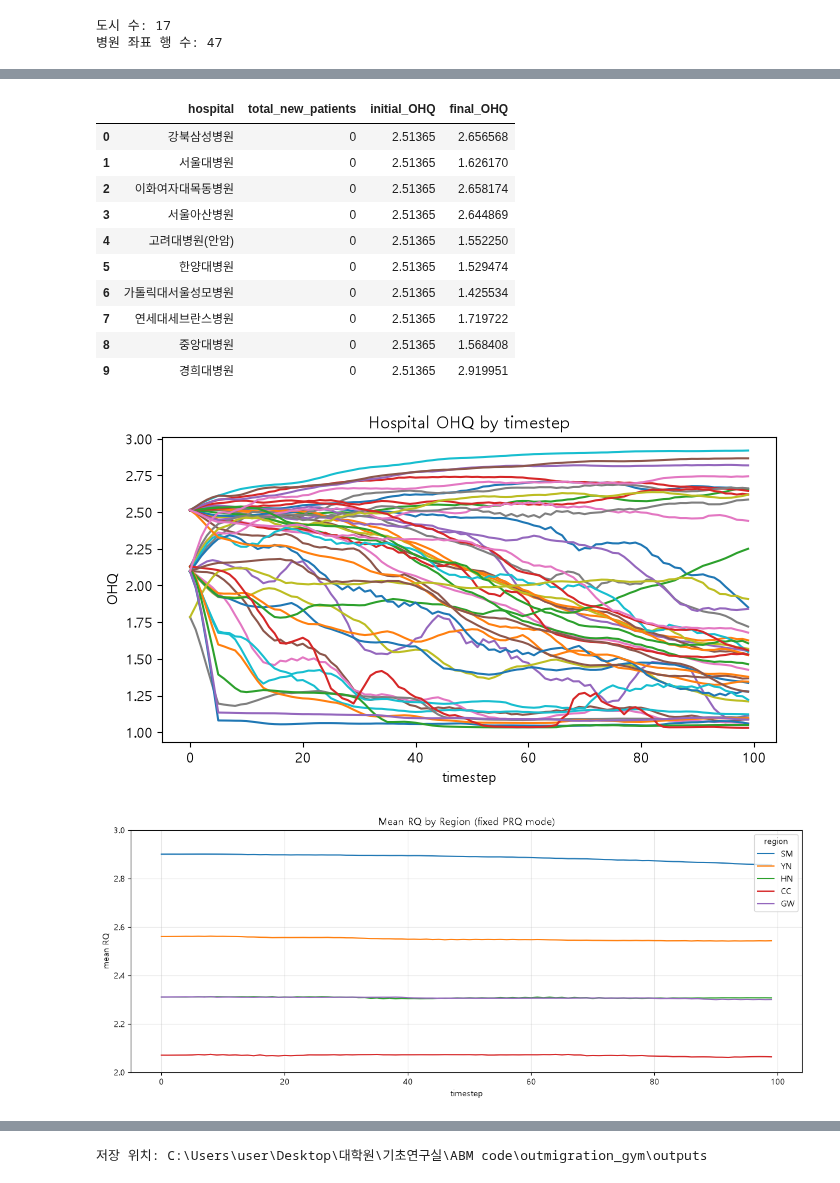
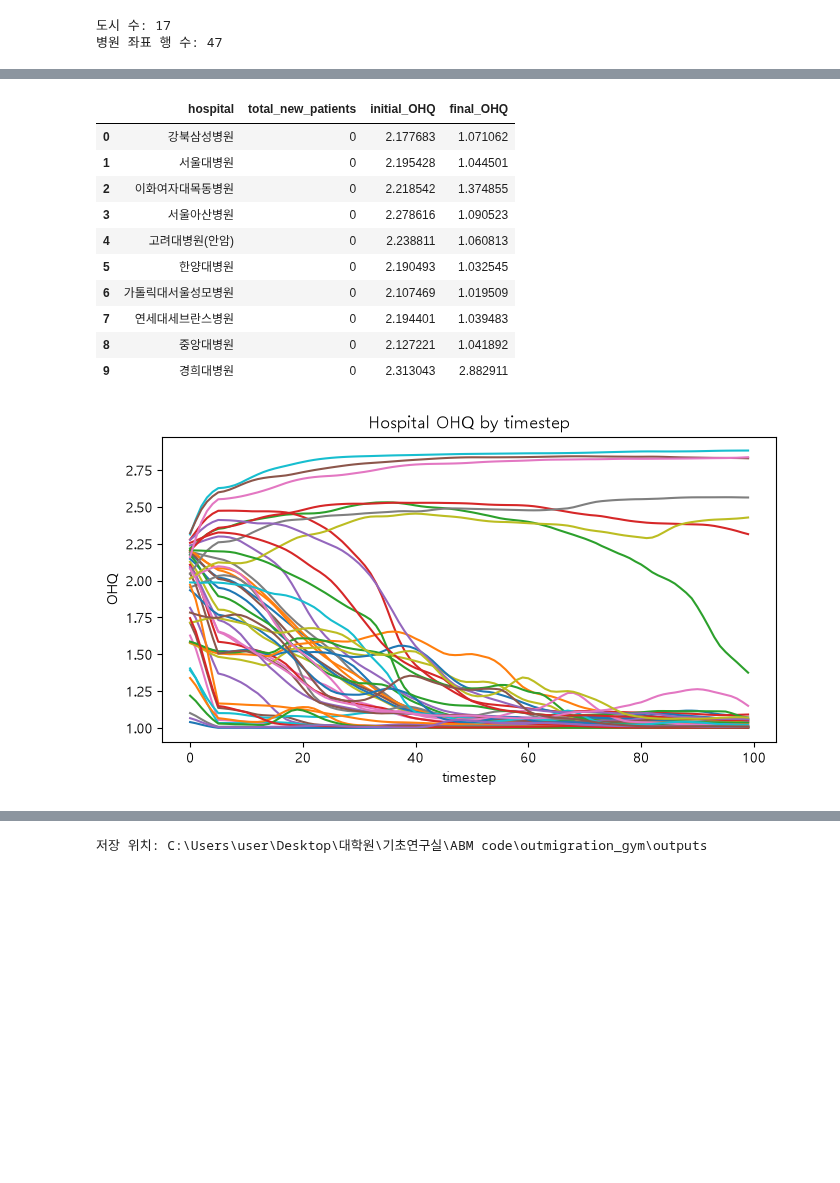
Before and after one commit to hshoon16/outmigration_gym, a Jupyter notebook: outmigration_runner.ipynb, the cells around one changed output, grey strips where cells are left out. Drawn from its saved outputs; the diff is of its cells as text; code cells hidden in the pictures; blank space fills up the shorter version.

```diff
--- a/outmigration_runner.ipynb
+++ b/outmigration_runner.ipynb
@@ -70,7 +70,9 @@ parameter_set = core.make_default_parameter_set(df_city_info, df_hospital_crd)
 # 실행 범위
 parameter_set.max_dt = 100
 # parameter_set.n_p = min(28, int(df_city_info[parameter_set.target_population_column].sum()))
-parameter_set.quality_model_version = 'fixed_prq'
+# 2026-10-08: PHQ regional mean changes update mutable PRQ in this experiment mode.
+parameter_set.quality_model_version = 'phq_driven_prq'
+parameter_set.eta_PRQ_from_PHQ = 1.0
 parameter_set.n_p = 28
 parameter_set.cancer_duration = 10
 
@@ -146,54 +148,42 @@ plt.show()
 # %%
 hospital_names = sim.df_Hospital_info['nm_hospital'].astype(str).to_numpy()
 region_labels = list(parameter_set.dict_parameter_initial_PRQ.keys())
 timesteps = np.arange(parameter_set.max_dt)
 result = pd.DataFrame({
     'hospital': hospital_names,
     'total_new_patients': sim.arr_hospital_volume.sum(axis=0),
     'initial_OHQ': sim.achv_OHQ[0],
     'final_OHQ': sim.achv_OHQ[parameter_set.max_dt - 1],
 }).sort_values('total_new_patients', ascending=False)
 
 display(result.head(10))
 
 plt.figure(figsize=(7, 4))
 
 plt.plot(sim.achv_OHQ[:parameter_set.max_dt])
 
 plt.title("Hospital OHQ by timestep")
 plt.xlabel("timestep")
 plt.ylabel("OHQ")
 
 plt.tight_layout()
 plt.show()
 
-# 2026-10-06: fixed_prq 실험에서 PHQ 변화로 누적되는 지역별 평균 RQ를 확인한다.
-if parameter_set.quality_model_version == 'fixed_prq':
-    mean_RQ_by_region = sim.achv_population_RQ[:parameter_set.max_dt].mean(axis=1)
-    fig, ax = plt.subplots(figsize=(12, 5))
-    for idx_region, region in enumerate(region_labels):
-        ax.plot(timesteps, mean_RQ_by_region[:, idx_region], label=region)
-    ax.set(title='Mean RQ by Region (fixed PRQ mode)', xlabel='timestep', ylabel='mean RQ', ylim=(2,3))
-    ax.grid(alpha=0.3)
-    ax.legend(title='region', loc='best')
-    plt.tight_layout()
-    plt.show()
-else:
-    print('RQ plot is available only when quality_model_version == fixed_prq.')
+# 2026-10-08: PHQ-driven PRQ has no separate RQ state.
+# 2026-10-08: regional PRQ is visualized in the PRQ plot cell below; no separate RQ state exists.
 # %% [output]
 |  | hospital | total_new_patients | initial_OHQ | final_OHQ |
-| 0 | 강북삼성병원 | 0 | 2.51365 | 2.656568 |
-| 1 | 서울대병원 | 0 | 2.51365 | 1.626170 |
-| 2 | 이화여자대목동병원 | 0 | 2.51365 | 2.658174 |
-| 3 | 서울아산병원 | 0 | 2.51365 | 2.644869 |
-| 4 | 고려대병원(안암) | 0 | 2.51365 | 1.552250 |
-| 5 | 한양대병원 | 0 | 2.51365 | 1.529474 |
-| 6 | 가톨릭대서울성모병원 | 0 | 2.51365 | 1.425534 |
-| 7 | 연세대세브란스병원 | 0 | 2.51365 | 1.719722 |
-| 8 | 중앙대병원 | 0 | 2.51365 | 1.568408 |
-| 9 | 경희대병원 | 0 | 2.51365 | 2.919951 |
+| 0 | 강북삼성병원 | 0 | 2.177683 | 1.071062 |
+| 1 | 서울대병원 | 0 | 2.195428 | 1.044501 |
+| 2 | 이화여자대목동병원 | 0 | 2.218542 | 1.374855 |
+| 3 | 서울아산병원 | 0 | 2.278616 | 1.090523 |
+| 4 | 고려대병원(안암) | 0 | 2.238811 | 1.060813 |
+| 5 | 한양대병원 | 0 | 2.190493 | 1.032545 |
+| 6 | 가톨릭대서울성모병원 | 0 | 2.107469 | 1.019509 |
+| 7 | 연세대세브란스병원 | 0 | 2.194401 | 1.039483 |
+| 8 | 중앙대병원 | 0 | 2.127221 | 1.041892 |
+| 9 | 경희대병원 | 0 | 2.313043 | 2.882911 |
-[figure, old version]
+[figure, new version]
-[figure, removed]
 # %%
 hospital_regions = sim.df_Hospital_info['REGION'].to_numpy()
 hospital_names = sim.df_Hospital_info['nm_hospital'].astype(str).to_numpy()
```
Also changed, not shown: parts of 8 cells of this notebook, 11 other files.
